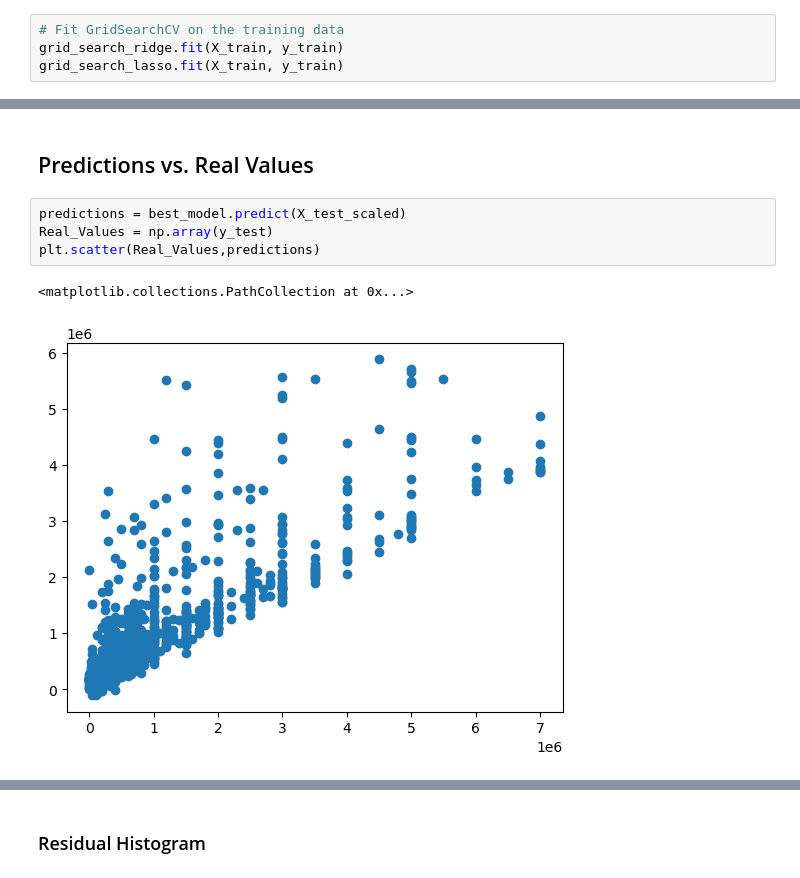
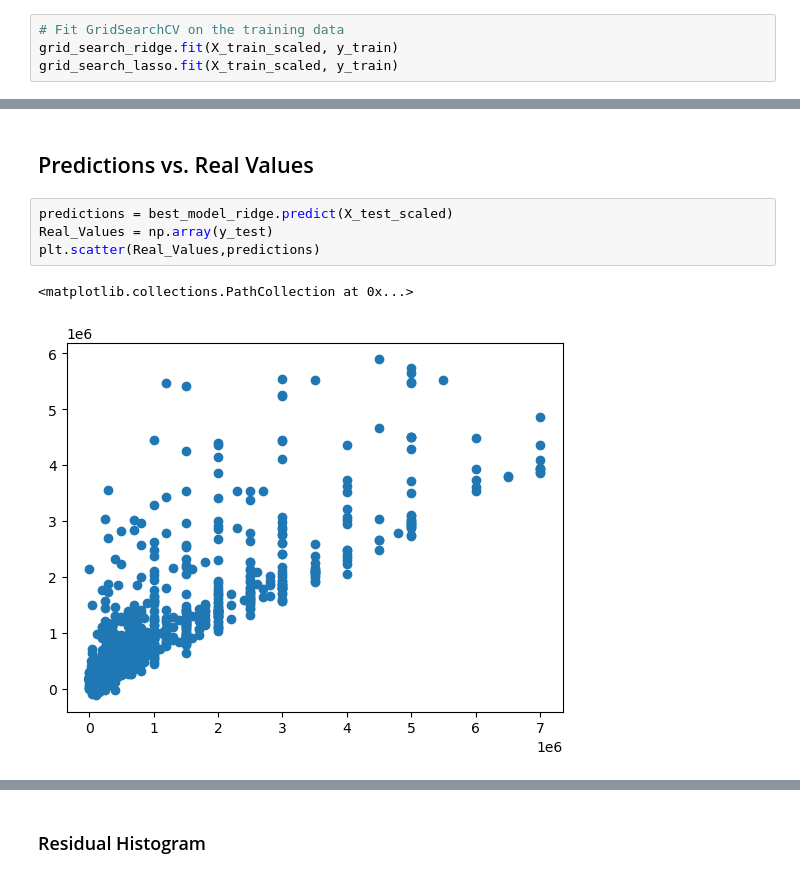
Before and after one commit to Tuwaiq-DS-ML-bootcamp-V-8/Usecase-7, a Jupyter notebook: Usecase7.ipynb, the cells around one changed output, grey strips where cells are left out. Cells and saved outputs as stored; diff of their text form.

```diff
--- a/Usecase7.ipynb
+++ b/Usecase7.ipynb
@@ -355,8 +355,8 @@ model.fit(X_train_scaled,y_train)
 LinearRegression()
 # %%
 # Fit GridSearchCV on the training data
-grid_search_ridge.fit(X_train, y_train)
-grid_search_lasso.fit(X_train, y_train)
+grid_search_ridge.fit(X_train_scaled, y_train)
+grid_search_lasso.fit(X_train_scaled, y_train)
 # %% [output]
 With alpha=0, this algorithm does not converge well. You are advised to use the LinearRegression estimator
 
@@ -576,9 +559,9 @@ X does not have valid feature names, but Lasso was fitted with feature names
 # %% [markdown]
 ## Predictions vs. Real Values
 # %%
-predictions = best_model.predict(X_test_scaled)
+predictions = best_model_ridge.predict(X_test_scaled)
 Real_Values = np.array(y_test)
 plt.scatter(Real_Values,predictions)
 # %% [output]
 <matplotlib.collections.PathCollection at 0x...>
-[figure, old version]
+[figure, new version]
```
Also changed, not shown: parts of 12 cells of this notebook.
